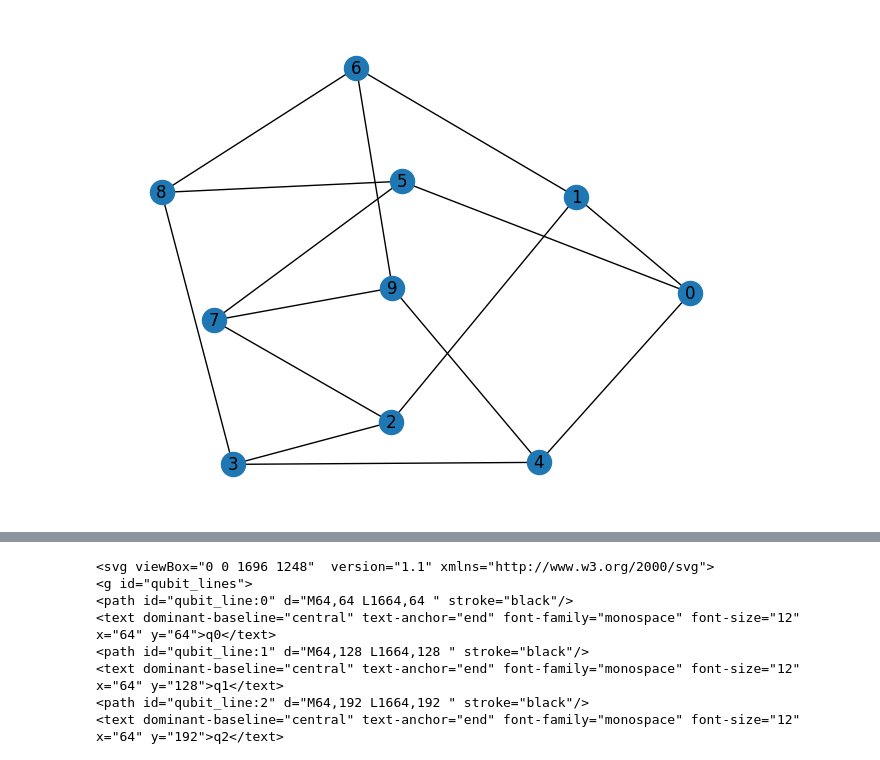
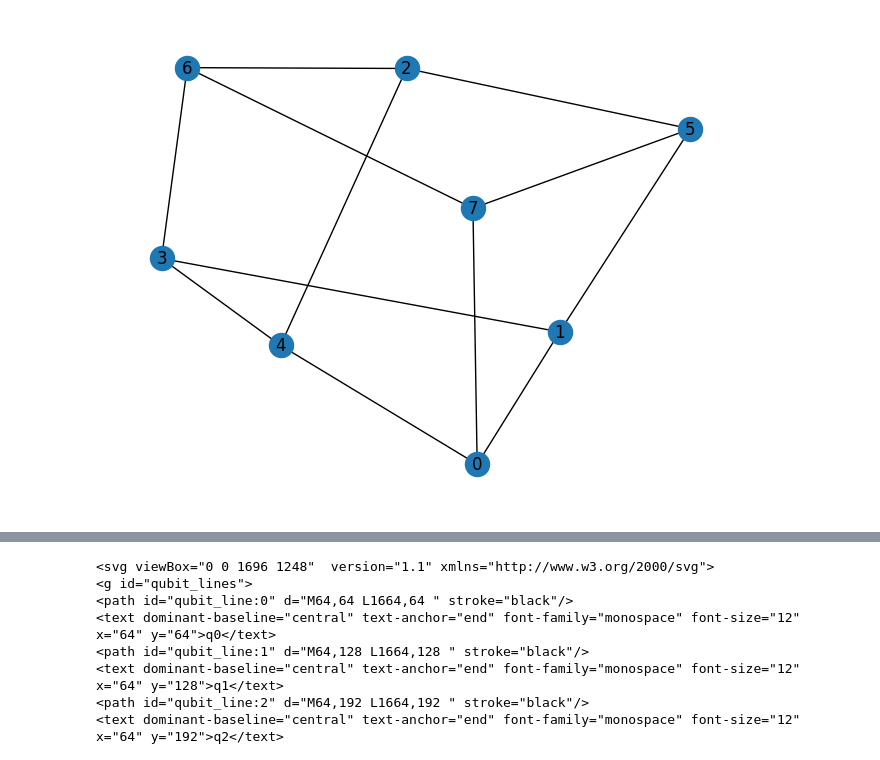
Before and after one commit to boldar99/FT-circuit-synthesis-ZX, a Jupyter notebook: cat_state/testing_graphs.ipynb, the cells around one changed output, grey strips where cells are left out. Cells and saved outputs as stored; diff of their text form; code cells hidden in the pictures.

Commit message:
Circular graph based implementation

```diff
--- a/testing_graphs.ipynb
+++ b/cat_state/testing_graphs.ipynb
@@ -1,15 +1,15 @@
 # %%
 from find_cubic_local_mincut import *
 import matplotlib.pyplot as plt
 
-N, T = 10, 3
+N, T = 8, 3
 
 if G := generate_high_girth_cubic_graph(N, T, max_tries=1_000_000):
     nx.draw(G, with_labels=True)
 else:
     print("No graph found")
 # %% [output]
-[figure, old version]
+[figure, new version]
 # %%
 from cat_state_generation import *
 
```
Also changed, not shown: parts of 4 cells of this notebook, 6 other files.
